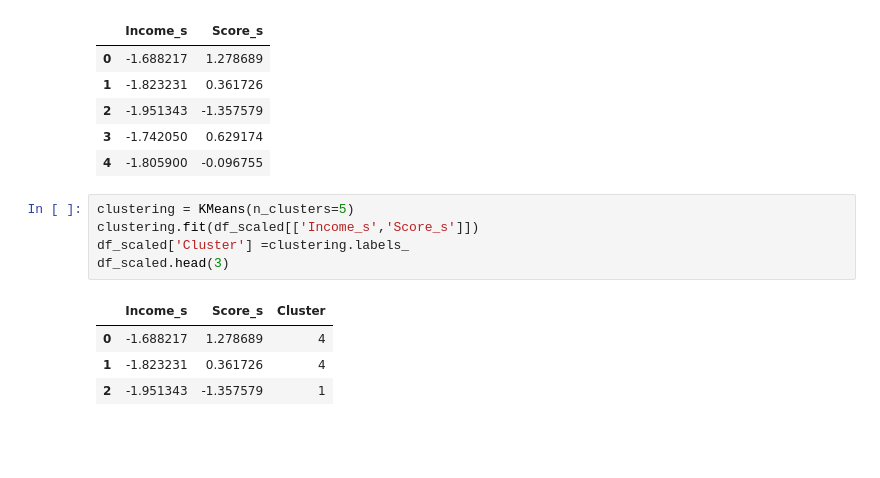
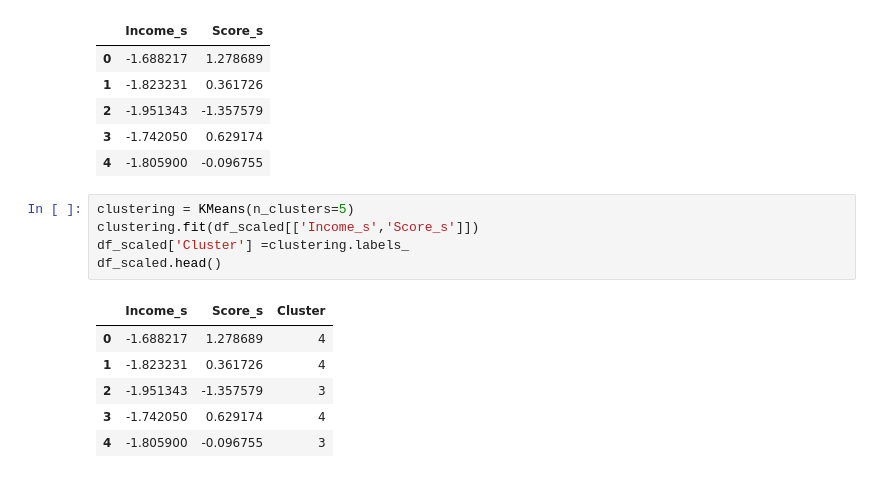
Before and after one commit to MeganWang393/PortfolioProjects, a Jupyter notebook: KMeans Clustering.ipynb, the cells around one changed output. Saved outputs shown, nothing was run; the diff lists cells and outputs as text; blank space fills up the shorter version.

```diff
--- a/KMeans Clustering.ipynb
+++ b/KMeans Clustering.ipynb
@@ -219,13 +219,15 @@ df_scaled.head()
 # %%
 clustering = KMeans(n_clusters=5)
 clustering.fit(df_scaled[['Income_s','Score_s']])
 df_scaled['Cluster'] =clustering.labels_
-df_scaled.head(3)
+df_scaled.head()
 # %% [output]
 |  | Income_s | Score_s | Cluster |
 | 0 | -1.688217 | 1.278689 | 4 |
 | 1 | -1.823231 | 0.361726 | 4 |
-| 2 | -1.951343 | -1.357579 | 1 |
+| 2 | -1.951343 | -1.357579 | 3 |
+| 3 | -1.742050 | 0.629174 | 4 |
+| 4 | -1.805900 | -0.096755 | 3 |
 # %%
 plt.figure(figsize=(8,5))
 sns.scatterplot(data=df_scaled, x ='Income_s',y='Score_s',hue='Cluster',palette='tab10')
```
Also changed, not shown: parts of 1 cell of this notebook.
